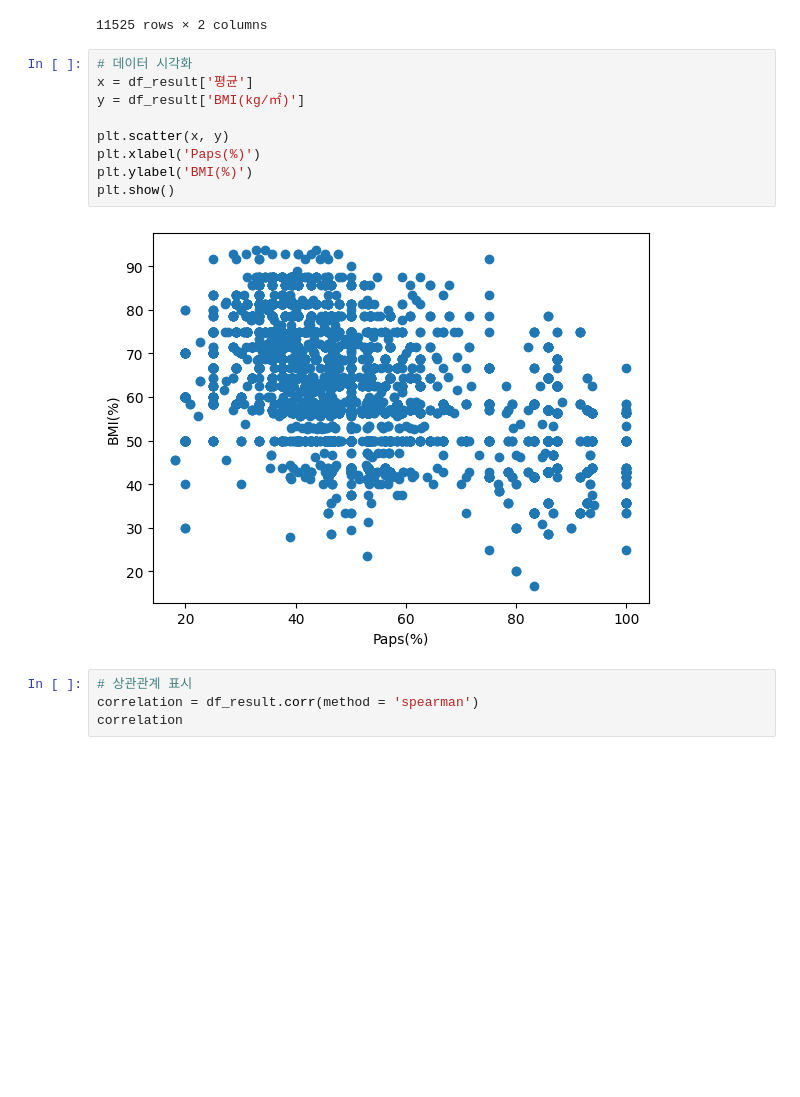
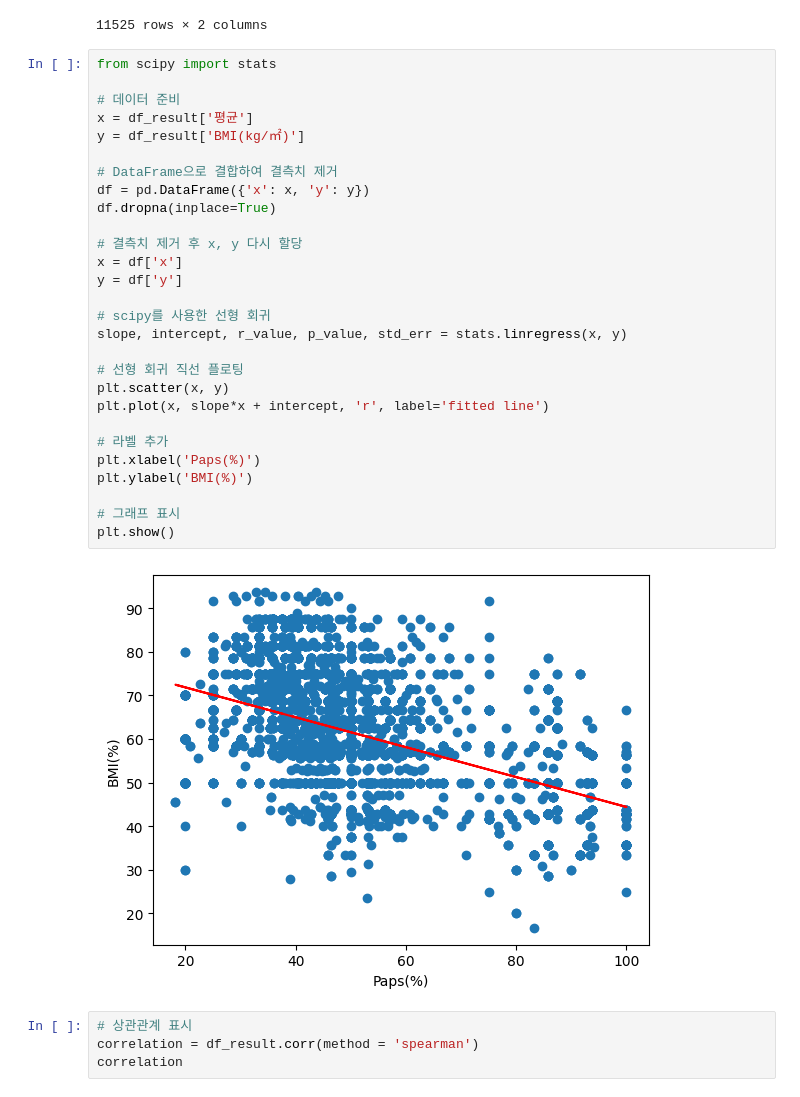
Before and after one commit to Marchbreeze/Edu-Public-Data, a Jupyter notebook: corr_test.ipynb, the cells around one changed output. Drawn from its saved outputs; the diff is of its cells as text; blank space fills up the shorter version.

```diff
--- a/corr_test.ipynb
+++ b/corr_test.ipynb
@@ -167,17 +167,36 @@ See the caveats in the documentation: https://pandas.pydata.org/pandas-docs/stab
 | 11573 | 33.333333 | 75.00 |
 | 11574 | 37.500000 | 56.25 |
 11525 rows × 2 columns
-# %%
-# 데이터 시각화
-x = df_result['평균']
-y = df_result['BMI(kg/㎡)']
-
-plt.scatter(x, y)
-plt.xlabel('Paps(%)')
-plt.ylabel('BMI(%)')
-plt.show()
-# %% [output]
-[figure, removed]
+# %%
+from scipy import stats
+
+# 데이터 준비
+x = df_result['평균']
+y = df_result['BMI(kg/㎡)']
+
+# DataFrame으로 결합하여 결측치 제거
+df = pd.DataFrame({'x': x, 'y': y})
+df.dropna(inplace=True)
+
+# 결측치 제거 후 x, y 다시 할당
+x = df['x']
+y = df['y']
+
+# scipy를 사용한 선형 회귀
+slope, intercept, r_value, p_value, std_err = stats.linregress(x, y)
+
+# 선형 회귀 직선 플로팅
+plt.scatter(x, y)
+plt.plot(x, slope*x + intercept, 'r', label='fitted line')
+
+# 라벨 추가
+plt.xlabel('Paps(%)')
+plt.ylabel('BMI(%)')
+
+# 그래프 표시
+plt.show()
+# %% [output]
+[figure, added]
 # %%
 # 상관관계 표시
 correlation = df_result.corr(method = 'spearman')
```
Also changed, not shown: parts of 1 cell of this notebook.
